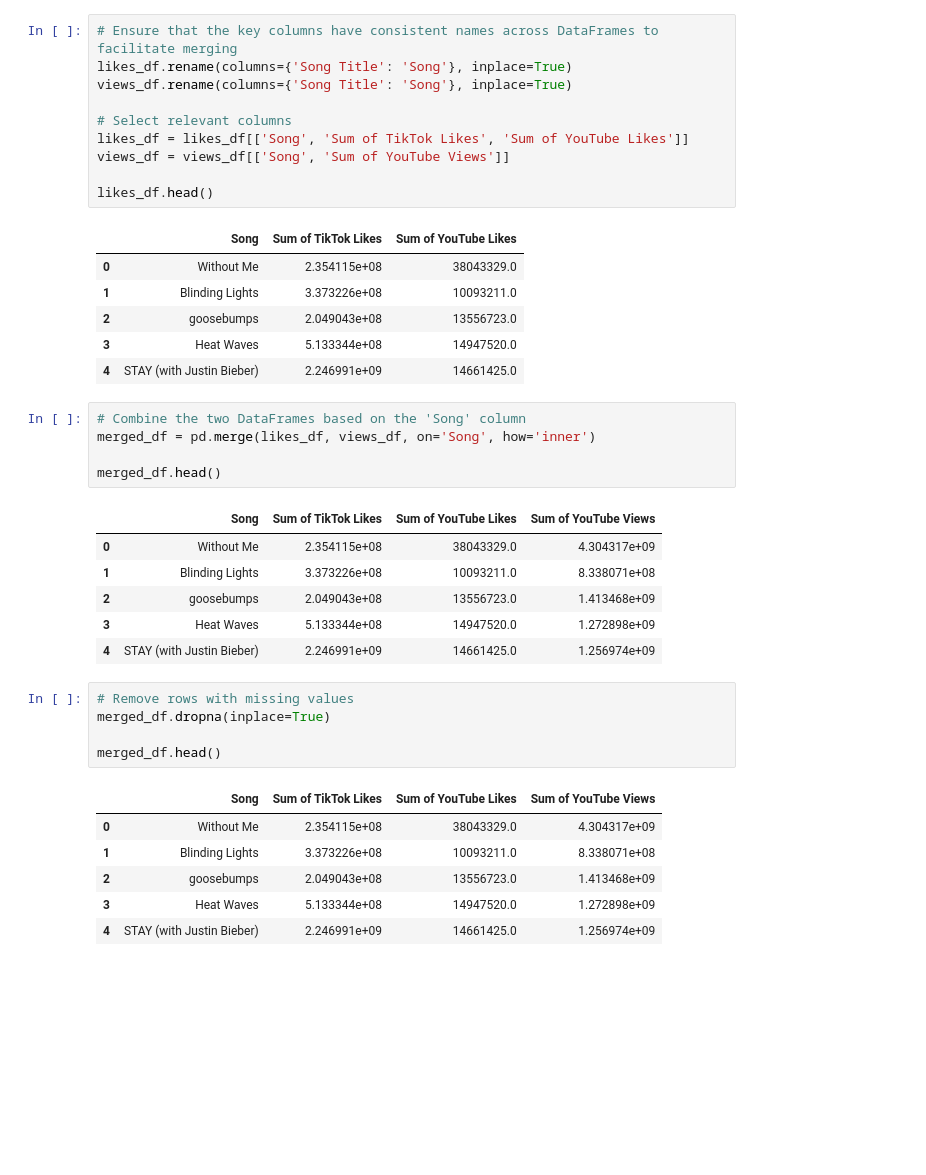
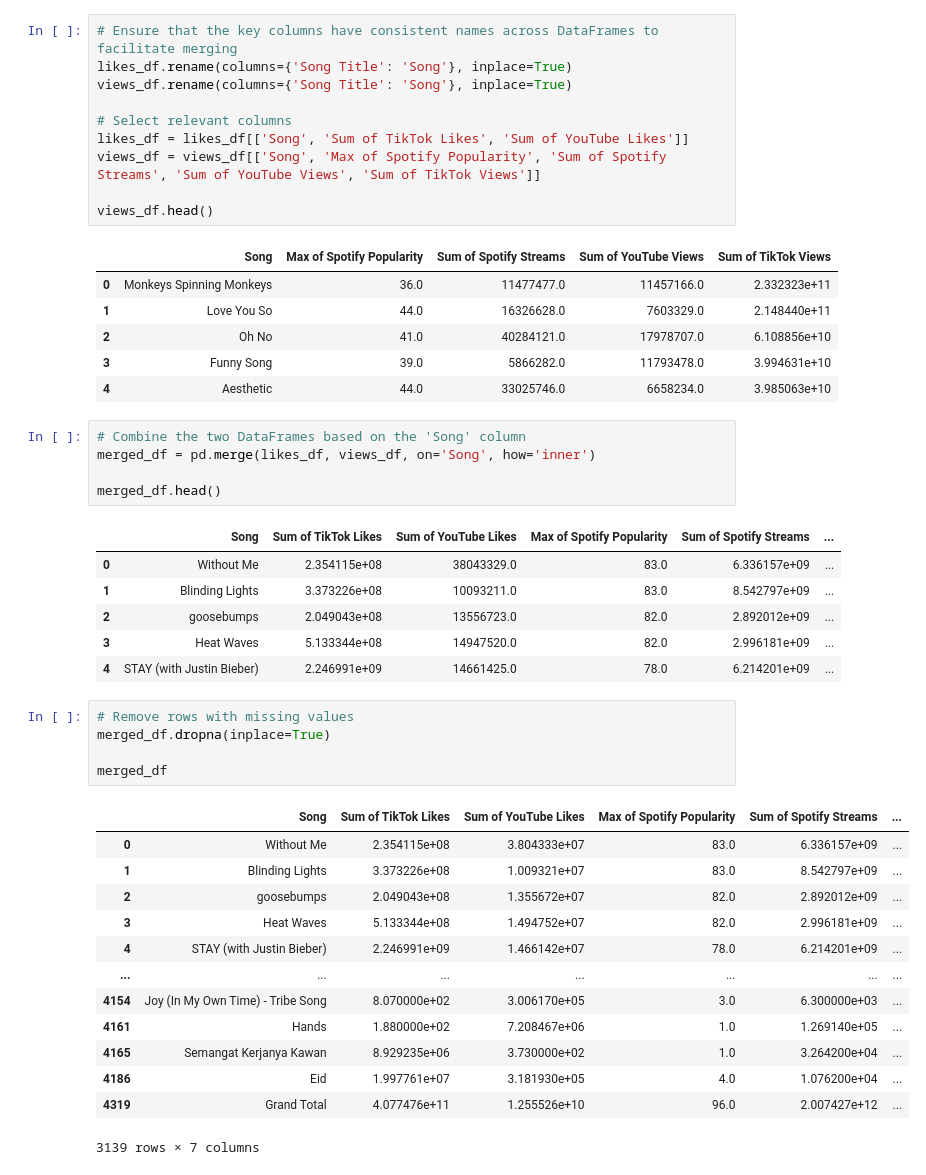
Before and after one commit to qstibbins/project-1, a Jupyter notebook: data.ipynb, the cells around one changed output. Drawn from its saved outputs; the diff is of its cells as text; blank space fills up the shorter version.

```diff
--- a/data.ipynb
+++ b/data.ipynb
@@ -37,37 +42,44 @@ views_df.rename(columns={'Song Title': 'Song'}, inplace=True)
 
 # Select relevant columns
 likes_df = likes_df[['Song', 'Sum of TikTok Likes', 'Sum of YouTube Likes']]
-views_df = views_df[['Song', 'Sum of YouTube Views']]
+views_df = views_df[['Song', 'Max of Spotify Popularity', 'Sum of Spotify Streams', 'Sum of YouTube Views', 'Sum of TikTok Views']]
 
-likes_df.head()
+views_df.head()
 # %% [output]
-|  | Song | Sum of TikTok Likes | Sum of YouTube Likes |
-| 0 | Without Me | 2.354115e+08 | 38043329.0 |
-| 1 | Blinding Lights | 3.373226e+08 | 10093211.0 |
-| 2 | goosebumps | 2.049043e+08 | 13556723.0 |
-| 3 | Heat Waves | 5.133344e+08 | 14947520.0 |
-| 4 | STAY (with Justin Bieber) | 2.246991e+09 | 14661425.0 |
+|  | Song | Max of Spotify Popularity | Sum of Spotify Streams | Sum of YouTube Views | Sum of TikTok Views |
+| 0 | Monkeys Spinning Monkeys | 36.0 | 11477477.0 | 11457166.0 | 2.332323e+11 |
+| 1 | Love You So | 44.0 | 16326628.0 | 7603329.0 | 2.148440e+11 |
+| 2 | Oh No | 41.0 | 40284121.0 | 17978707.0 | 6.108856e+10 |
+| 3 | Funny Song | 39.0 | 5866282.0 | 11793478.0 | 3.994631e+10 |
+| 4 | Aesthetic | 44.0 | 33025746.0 | 6658234.0 | 3.985063e+10 |
 # %%
 # Combine the two DataFrames based on the 'Song' column
 merged_df = pd.merge(likes_df, views_df, on='Song', how='inner')
 
 merged_df.head()
 # %% [output]
-|  | Song | Sum of TikTok Likes | Sum of YouTube Likes | Sum of YouTube Views |
-| 0 | Without Me | 2.354115e+08 | 38043329.0 | 4.304317e+09 |
-| 1 | Blinding Lights | 3.373226e+08 | 10093211.0 | 8.338071e+08 |
-| 2 | goosebumps | 2.049043e+08 | 13556723.0 | 1.413468e+09 |
-| 3 | Heat Waves | 5.133344e+08 | 14947520.0 | 1.272898e+09 |
-| 4 | STAY (with Justin Bieber) | 2.246991e+09 | 14661425.0 | 1.256974e+09 |
+|  | Song | Sum of TikTok Likes | Sum of YouTube Likes | Max of Spotify Popularity | Sum of Spotify Streams | ... |
+| 0 | Without Me | 2.354115e+08 | 38043329.0 | 83.0 | 6.336157e+09 | ... |
+| 1 | Blinding Lights | 3.373226e+08 | 10093211.0 | 83.0 | 8.542797e+09 | ... |
+| 2 | goosebumps | 2.049043e+08 | 13556723.0 | 82.0 | 2.892012e+09 | ... |
+| 3 | Heat Waves | 5.133344e+08 | 14947520.0 | 82.0 | 2.996181e+09 | ... |
+| 4 | STAY (with Justin Bieber) | 2.246991e+09 | 14661425.0 | 78.0 | 6.214201e+09 | ... |
 # %%
 # Remove rows with missing values
 merged_df.dropna(inplace=True)
 
-merged_df.head()
+merged_df
 # %% [output]
-|  | Song | Sum of TikTok Likes | Sum of YouTube Likes | Sum of YouTube Views |
-| 0 | Without Me | 2.354115e+08 | 38043329.0 | 4.304317e+09 |
-| 1 | Blinding Lights | 3.373226e+08 | 10093211.0 | 8.338071e+08 |
-| 2 | goosebumps | 2.049043e+08 | 13556723.0 | 1.413468e+09 |
-| 3 | Heat Waves | 5.133344e+08 | 14947520.0 | 1.272898e+09 |
-| 4 | STAY (with Justin Bieber) | 2.246991e+09 | 14661425.0 | 1.256974e+09 |
+|  | Song | Sum of TikTok Likes | Sum of YouTube Likes | Max of Spotify Popularity | Sum of Spotify Streams | ... |
+| 0 | Without Me | 2.354115e+08 | 3.804333e+07 | 83.0 | 6.336157e+09 | ... |
+| 1 | Blinding Lights | 3.373226e+08 | 1.009321e+07 | 83.0 | 8.542797e+09 | ... |
+| 2 | goosebumps | 2.049043e+08 | 1.355672e+07 | 82.0 | 2.892012e+09 | ... |
+| 3 | Heat Waves | 5.133344e+08 | 1.494752e+07 | 82.0 | 2.996181e+09 | ... |
+| 4 | STAY (with Justin Bieber) | 2.246991e+09 | 1.466142e+07 | 78.0 | 6.214201e+09 | ... |
+| ... | ... | ... | ... | ... | ... | ... |
+| 4154 | Joy (In My Own Time) - Tribe Song | 8.070000e+02 | 3.006170e+05 | 3.0 | 6.300000e+03 | ... |
+| 4161 | Hands | 1.880000e+02 | 7.208467e+06 | 1.0 | 1.269140e+05 | ... |
+| 4165 | Semangat Kerjanya Kawan | 8.929235e+06 | 3.730000e+02 | 1.0 | 3.264200e+04 | ... |
+| 4186 | Eid | 1.997761e+07 | 3.181930e+05 | 4.0 | 1.076200e+04 | ... |
+| 4319 | Grand Total | 4.077476e+11 | 1.255526e+10 | 96.0 | 2.007427e+12 | ... |
+3139 rows × 7 columns
```
Also changed, not shown: parts of 8 cells of this notebook.
